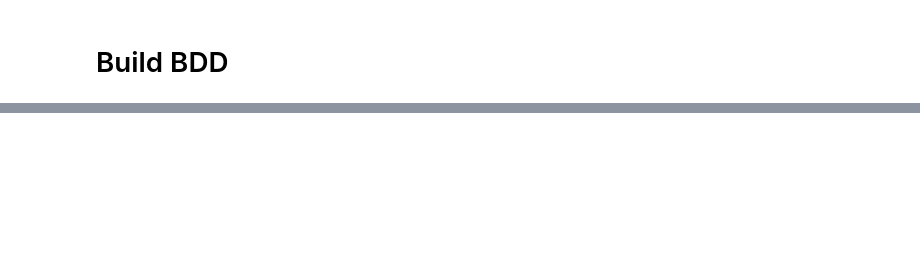
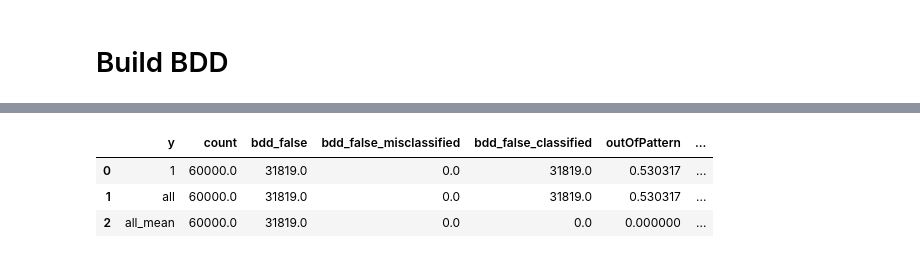
Before and after one commit to ahmadhatahet/runtime-monitoring, a Jupyter notebook: experiments/test-other-dataset.ipynb, the cells around one changed output, grey strips where cells are left out. Drawn from its saved outputs; the diff is of its cells as text; code cells hidden in the pictures; blank space fills up the shorter version.

```diff
--- a/experiments/test-other-dataset.ipynb
+++ b/experiments/test-other-dataset.ipynb
@@ -8,6 +8,7 @@ POSTFIX = 'Adam-32-30'
 FILENAME_POSTFIX = f'{DATASET}_{POSTFIX}'
 SEED = 42
 CUDA = 0
+LHL = int(POSTFIX.split('-')[-1])
 GPU_NAME = f'cuda:{CUDA}'
 # %%
 TEST_DATASET = 'MNIST'
@@ -275,0 +249,10 @@ test_scores.loc[ test_scores['y'] == 'all' ]
+# %%
+inference_df['y'] = 1
+inference_df['true'] = 1
+
+patterns.evaluate_dataframe(inference_df)
+# %% [output]
+|  | y | count | bdd_false | bdd_false_misclassified | bdd_false_classified | outOfPattern | ... |
+| 0 | 1 | 60000.0 | 31819.0 | 0.0 | 31819.0 | 0.530317 | ... |
+| 1 | all | 60000.0 | 31819.0 | 0.0 | 31819.0 | 0.530317 | ... |
+| 2 | all_mean | 60000.0 | 31819.0 | 0.0 | 0.0 | 0.000000 | ... |
```
Also changed, not shown: parts of 16 cells of this notebook.
